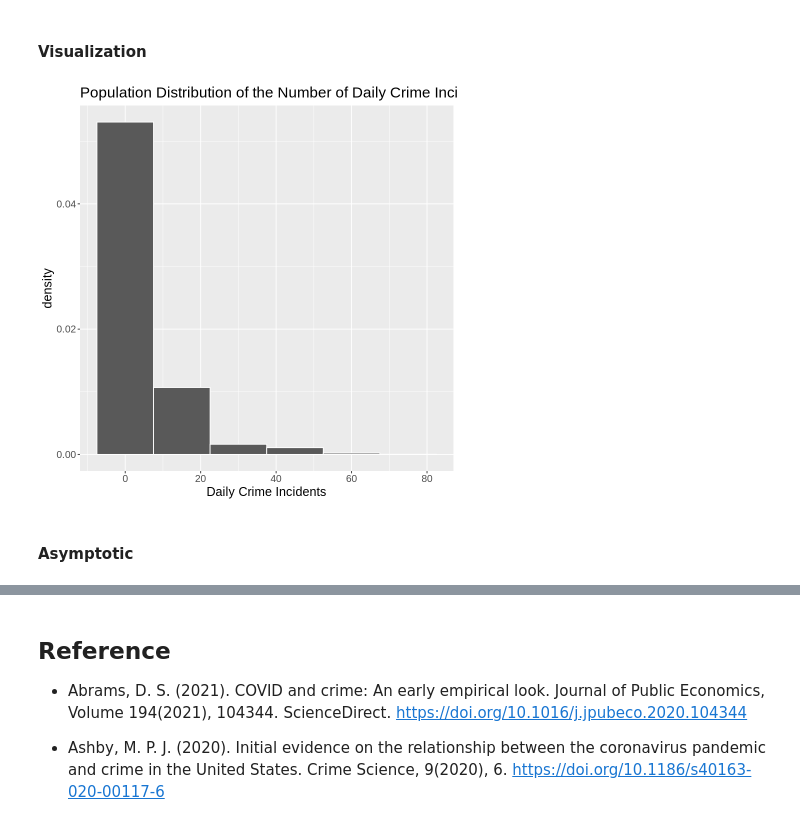
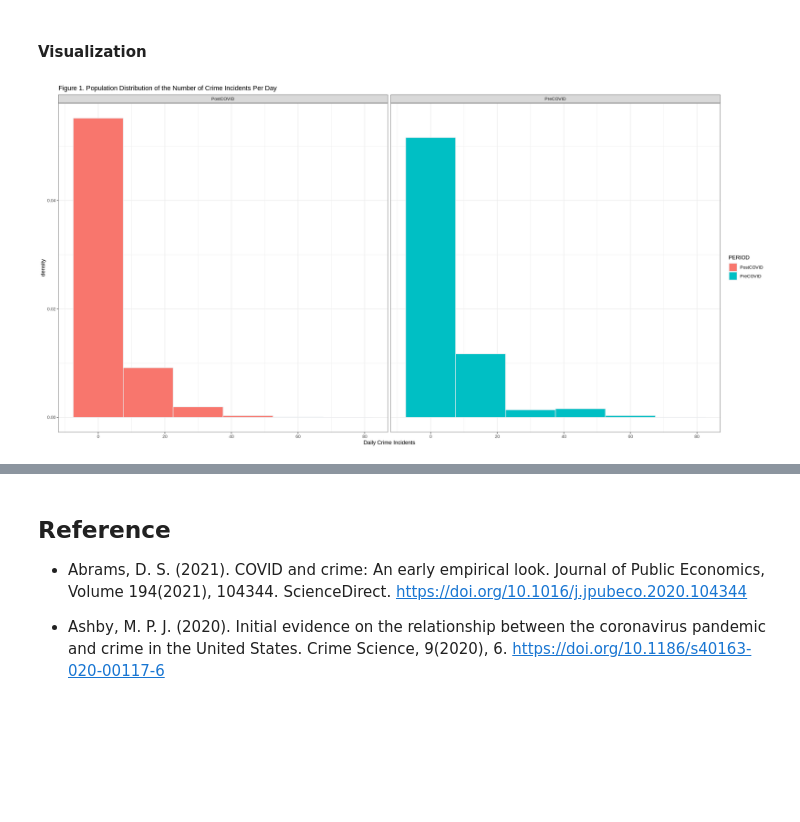
Before and after one commit to MarsZan/STAT201_Project_Group_30, a Jupyter notebook: Project_Proposal.ipynb, the cells around one changed output, grey strips where cells are left out. Cells and saved outputs as stored; diff of their text form; code cells hidden in the pictures; blank space fills up the shorter version.

```diff
--- a/Project_Proposal.ipynb
+++ b/Project_Proposal.ipynb
@@ -76,6 +69,8 @@ A data.frame: 6 × 5
 crime_total <- crime2017_2022 %>%
     group_by(YEAR, MONTH, DAY, NEIGHBOURHOOD) %>%
     filter(NEIGHBOURHOOD != "") %>%
-    summarise(total = n(), `.groups` = "drop")
+    summarise(total = n(), `.groups` = "drop") %>%
+    mutate(PERIOD = case_when(YEAR <= 2019 ~ "PreCOVID",
+                                   YEAR > 2019 ~ "PostCOVID"))
 head(crime_total)
 # %% [output]
@@ -202,14 +128,15 @@ lowest_area
 #### Visualization
 # %%
 # visualization : population distribution
+options(repr.plot.width = 20, repr.plot.height = 10)
 pop_dist <- crime_total %>%
-    ggplot() +
-    geom_histogram(aes(x = total, y = ..density..), binwidth = 15, color="white") +
+    ggplot(aes(x = total, y = ..density.., fill = PERIOD)) +
+    geom_histogram(binwidth = 15, color="#e9ecef") +
     theme(text = element_text(size = 15))+
     xlab("Daily Crime Incidents") +
-    ggtitle("Population Distribution of the Number of Daily Crime Incidents in each year.")
+    ggtitle("Figure 1. Population Distribution of the Number of Crime Incidents Per Day")+
+    facet_wrap(~PERIOD)+
+    theme_bw()
 pop_dist
 # %% [output]
-[figure, old version]
+[figure, new version]
-# %% [markdown]
-#### Asymptotic
```
Also changed, not shown: parts of 32 cells of this notebook.
